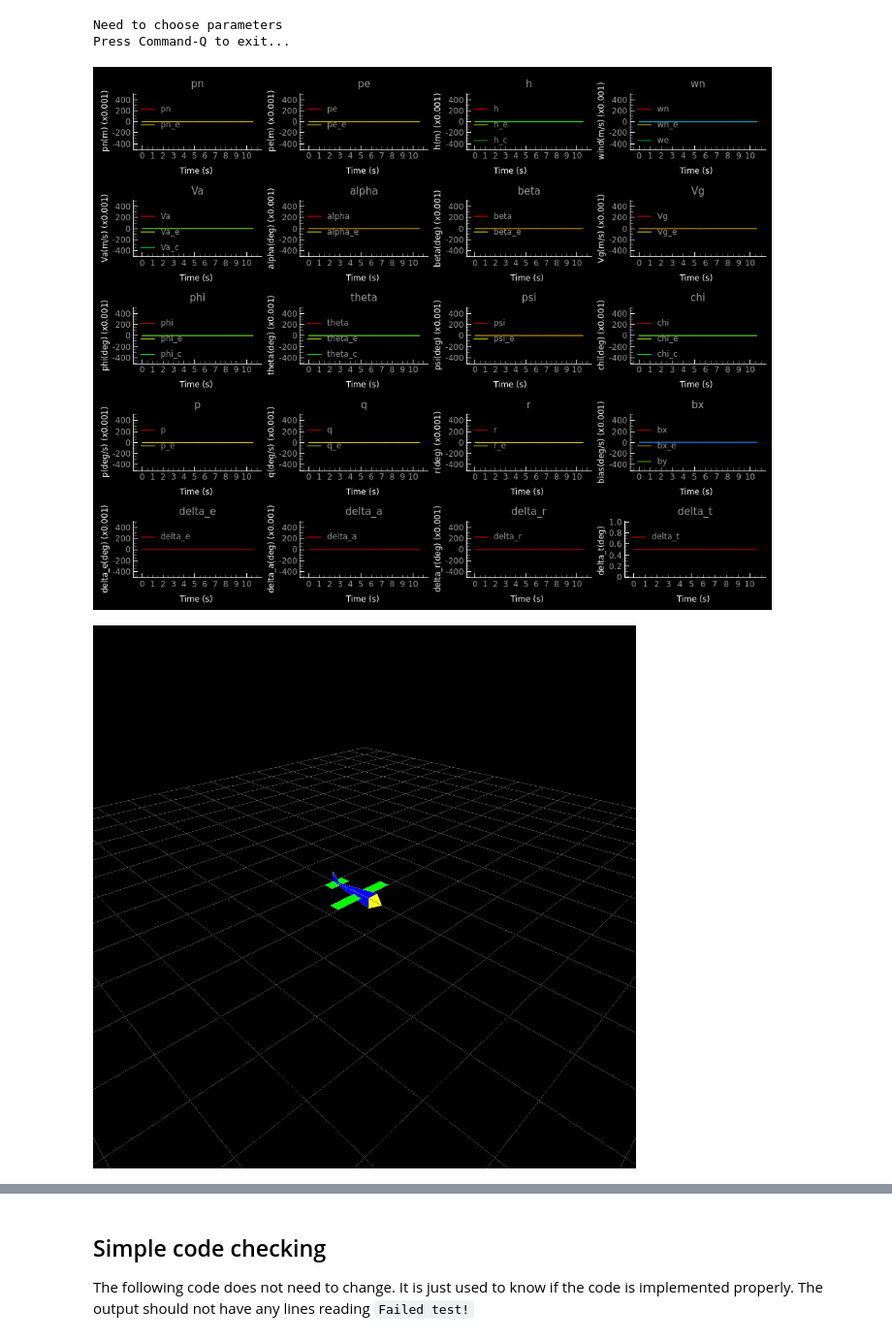
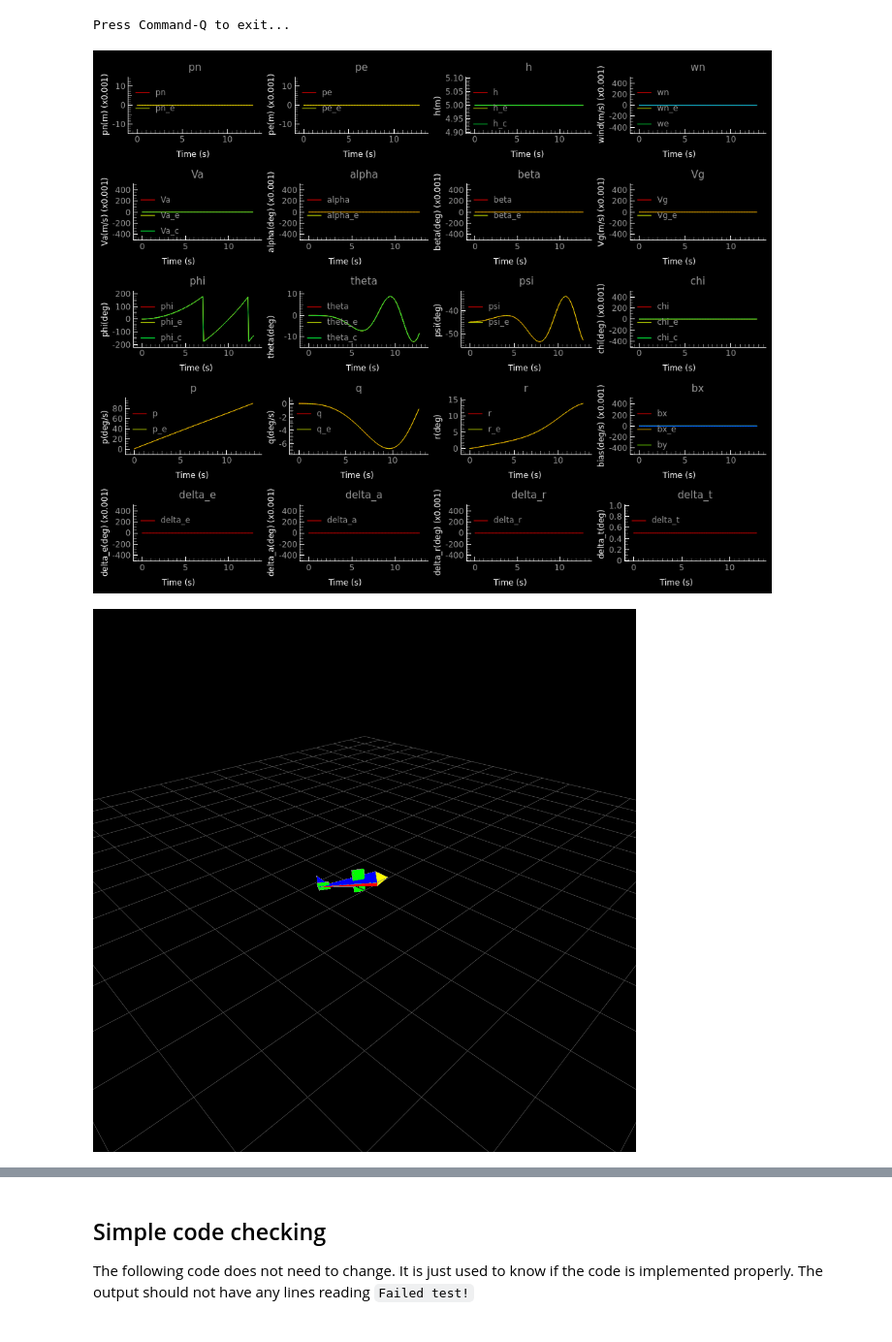
Before and after one commit to Isaacwilliam4/mavsim_python, a Jupyter notebook: usu_assignments/ch03_dynamics.ipynb, the cells around one changed output, grey strips where cells are left out. Shown at 97% size. Cells and saved outputs as stored; diff of their text form; code cells hidden in the pictures.

```diff
--- a/usu_assignments/ch03_dynamics.ipynb
+++ b/usu_assignments/ch03_dynamics.ipynb
@@ -140,15 +161,15 @@ For this problem, you will test the dynamics function with zero initial conditio
 # %%
 # Initialize the simulation parameters
 sim_params = MsgSimParams(end_time=20.) # Sim ending in 10 seconds
 state = DynamicState(state=np.zeros([13,1])) # State initialized to zeros
-state.set_attitude_euler(0., 0., 0.)
+state.set_attitude_euler(0., 0., -np.pi/4.)
 fm = ForceMoments(force_moment=np.zeros([6,1])) # Set all forces equal to zero
-print('Need to choose parameters')
+state.down = -5.
+fm.l = 0.1
 
 # Run the simulation and display the data
 run_sim_and_display(sim_params, state, fm)
 # %% [output]
-Need to choose parameters
 Press Command-Q to exit...
-[figure, old version]
+[figure, new version]
-[figure, old version]
+[figure, new version]
```
Also changed, not shown: parts of 14 cells of this notebook, 5 other files.
